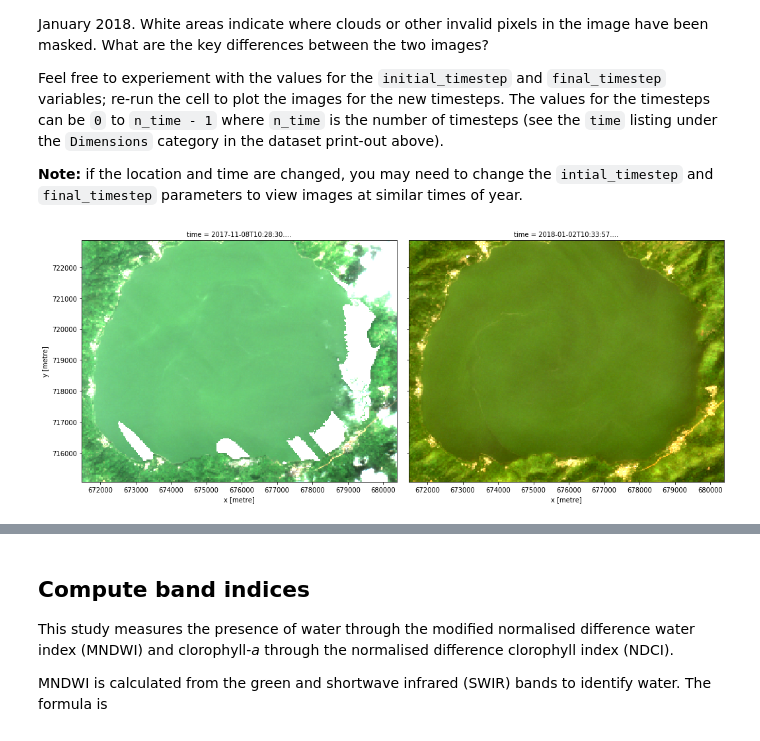
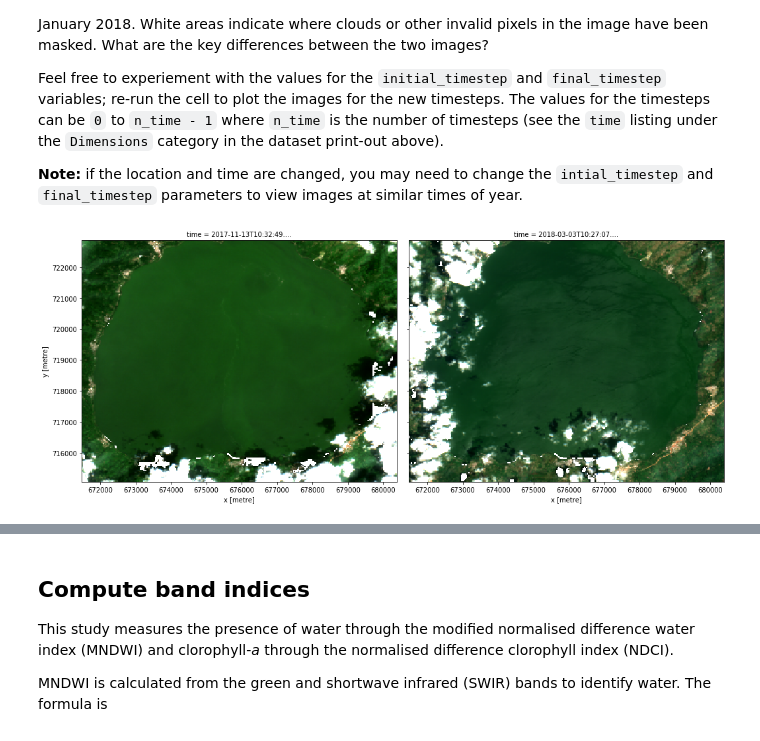
Before and after one commit to digitalearthafrica/deafrica-sandbox-notebooks, a Jupyter notebook: Real_world_examples/Chlorophyll_monitoring.ipynb, the cells around one changed output, grey strips where cells are left out. Cells and saved outputs as stored; diff of their text form; code cells hidden in the pictures.

```diff
--- a/Real_world_examples/Chlorophyll_monitoring.ipynb
+++ b/Real_world_examples/Chlorophyll_monitoring.ipynb
@@ -129,21 +128,17 @@ query = {
                     "green",
                     "blue",
                     "nir_1",
-                    "swir_2",
-                    "scl"]
+                    "swir_2",]
 }
 
 # Identify the most common projection system in the input query
 output_crs = mostcommon_crs(dc=dc, product=products, query=query)
 
-# Load available data from Sentinatel 2A and 2B and filter to retain only times
-# with at least 99% good data
+# Load available data from Sentinel 2A and 2B and filter to retain only times
+# with at least 80% good data
 ds = load_ard(dc=dc,
               products=products,
               min_gooddata=0.8,
-              pq_categories_s2=['vegetation','snow or ice',
-                                'water','bare soils',
-                                'unclassified','dark area pixels'],
               output_crs=output_crs,
               align=(15, 15),
               group_by="solar_day",
@@ -195,9 +189,10 @@ The values for the timesteps can be `0` to `n_time - 1` where `n_time` is the nu
 # %%
 # Set the timesteps to visualise
 initial_timestep = 2
-final_timestep = 8
+final_timestep = 10
 
 # Generate RGB plots at each timestep
-rgb(ds, index=[initial_timestep, final_timestep])
+rgb(ds, index=[initial_timestep, final_timestep],
+    percentile_stretch=[0.01, 0.99])
 # %% [output]
-[figure, old version]
+[figure, new version]
```
Also changed, not shown: parts of 13 cells of this notebook.
